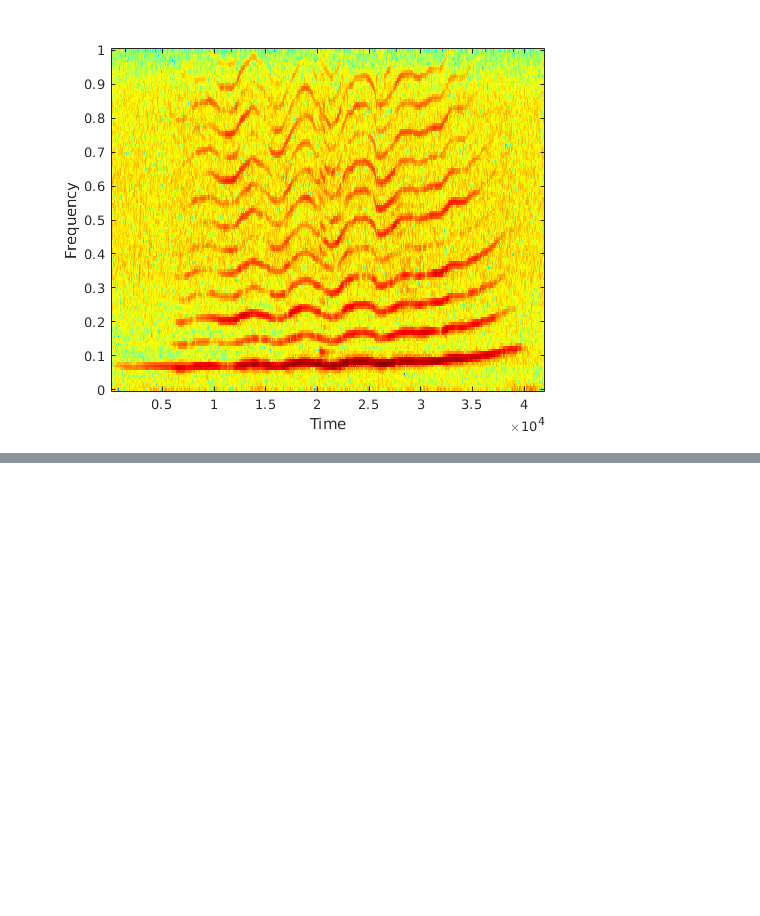
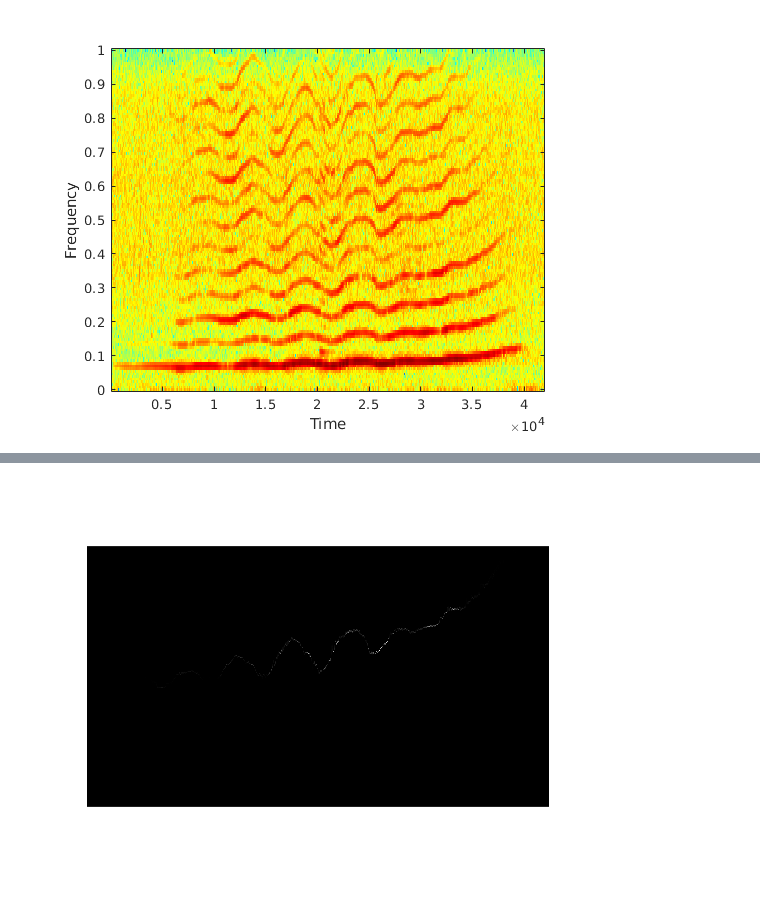
Before and after one commit to earthspecies/spectral_hyperresolution, a Jupyter notebook: linear_reassignment_example.ipynb, the cells around one changed output, grey strips where cells are left out. Cells and saved outputs as stored; diff of their text form; code cells hidden in the pictures; blank space fills up the shorter version.

```diff
--- a/linear_reassignment_example.ipynb
+++ b/linear_reassignment_example.ipynb
@@ -76,3 +113,4 @@ fwidth= log2(maxf/minf)*noct (rounded+1)
 # %%
-hist_data = reassignmentgw(x, q, tdeci, over, noct, minf, maxf);
+over = 4; % earlier we set over to 2
+result = reassignmentgw(x, q, tdeci, over, noct, minf, maxf);
 # %% [output]
@@ -98,0 +122,3 @@ imshow(full(hist_data), [0, max(full(hist_data), [], 'all')])
+# %%
+minf = 0.3; % earlier this was set to 0.2
+result = reassignmentgw(x, q, tdeci, over, noct, minf, maxf);
@@ -98,0 +134,4 @@ imshow(full(hist_data), [0, max(full(hist_data), [], 'all')])
+# %%
+imshow(full(result).', [0, max(full(result), [], 'all')])
+# %% [output]
+[figure, added]
```
Also changed, not shown: parts of 25 cells of this notebook.
